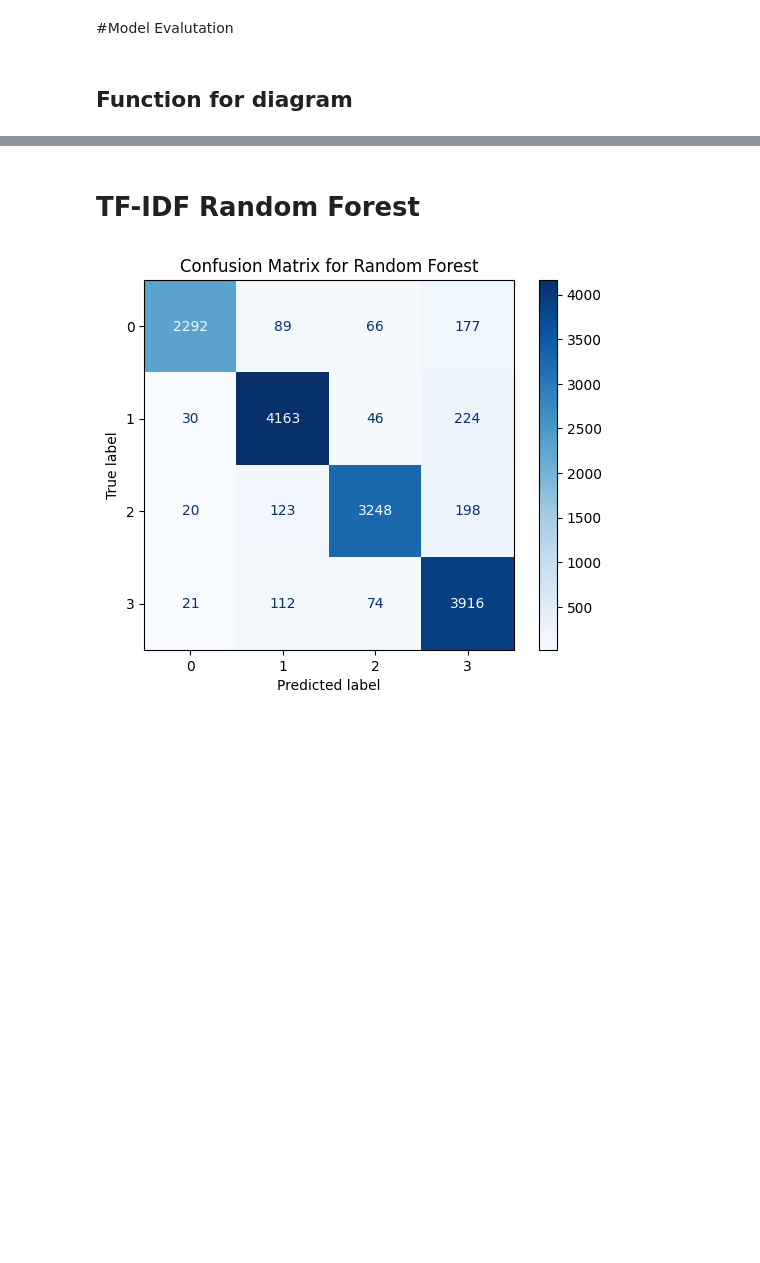
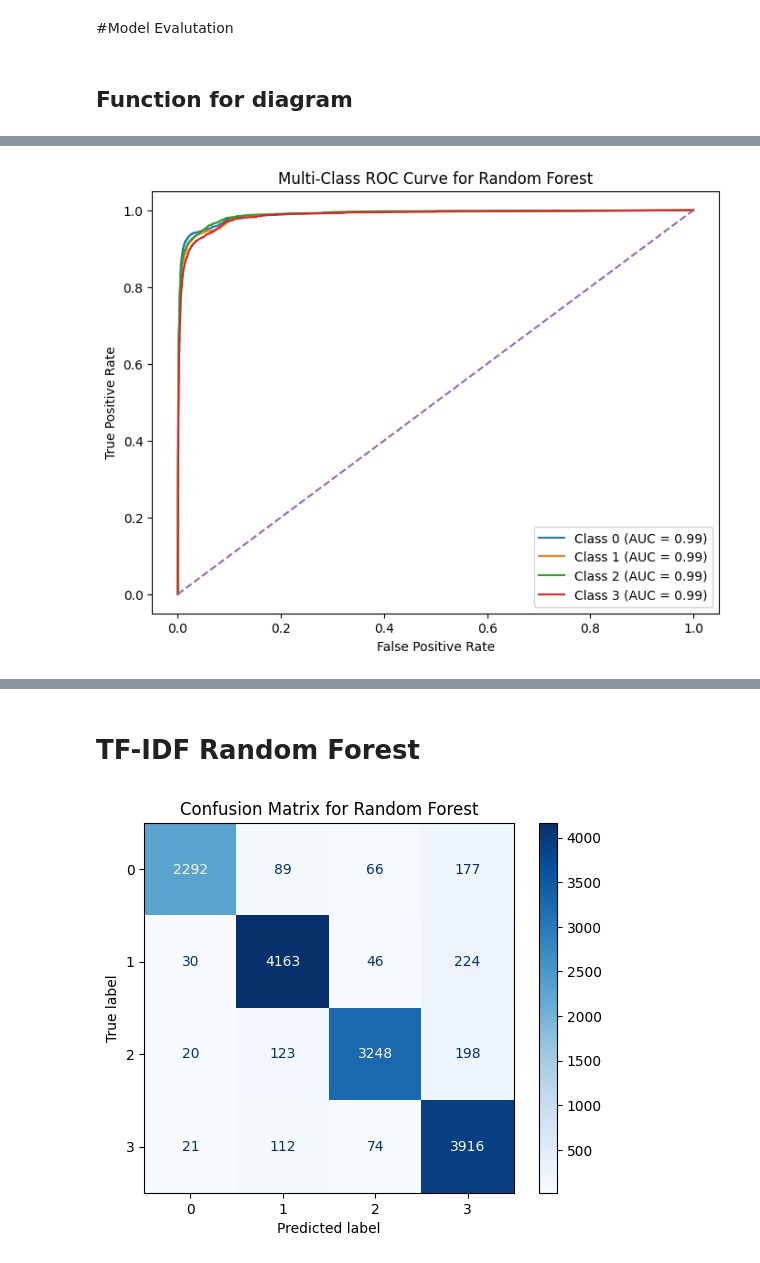
Before and after one commit to Prajwal-Luitel/Twitter-Sentiment-Analysis, a Jupyter notebook: Twitter_Sentiment_Analysis.ipynb, the cells around one changed output, grey strips where cells are left out. Drawn from its saved outputs; the diff is of its cells as text; code cells hidden in the pictures; blank space fills up the shorter version.

```diff
--- a/Twitter_Sentiment_Analysis.ipynb
+++ b/Twitter_Sentiment_Analysis.ipynb
@@ -321,0 +332,4 @@ def display_classification_report(y_true, y_pred):
+# %%
+display_ROC(y_test, y_prob, random_forest_count.classes_, title="Random Forest")
+# %% [output]
+[figure, added]
```
Also changed, not shown: parts of 31 cells of this notebook.
